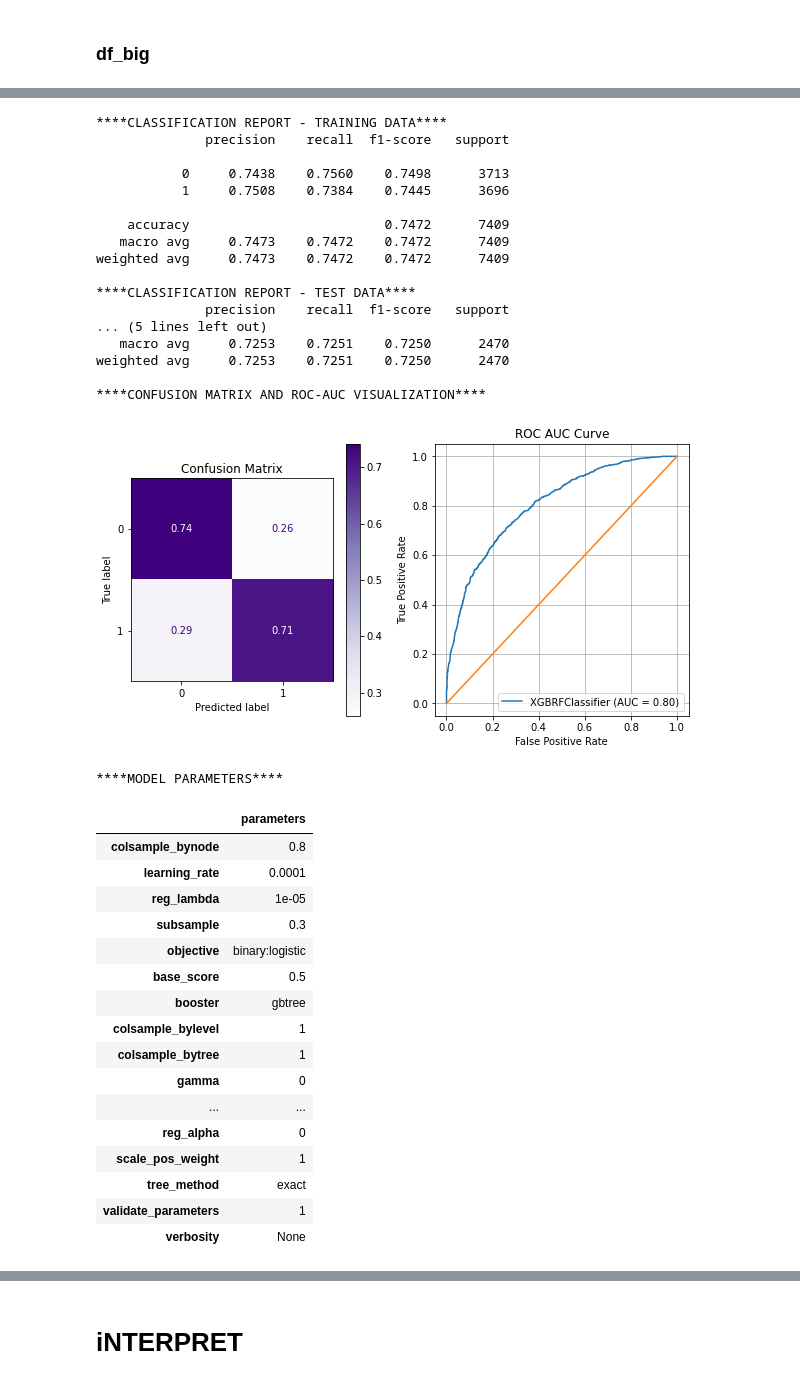
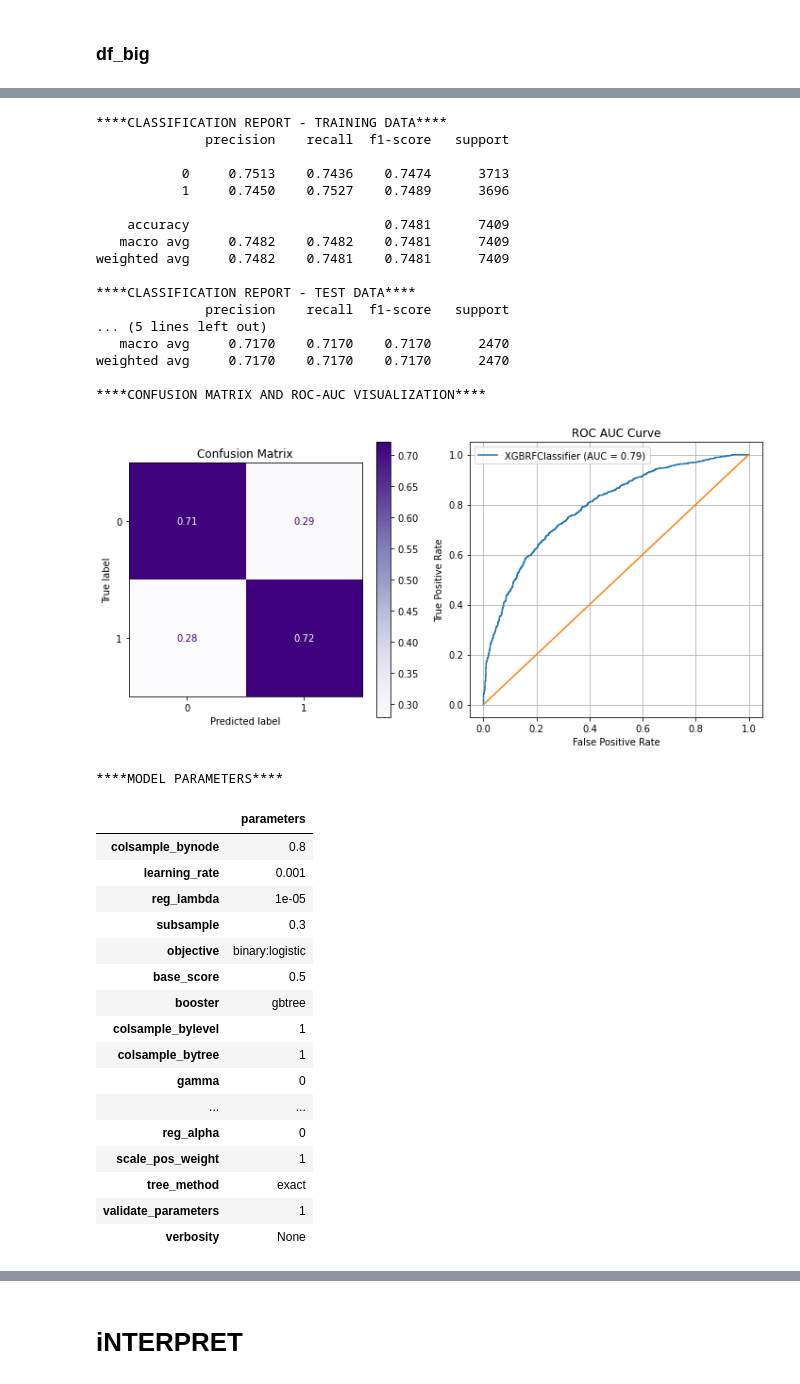
Before and after one commit to ds-leehanjin/league-of-legends-outcome-classification, a Jupyter notebook: notebook_final.ipynb, the cells around one changed output, grey strips where cells are left out. Saved outputs shown, nothing was run; the diff lists cells and outputs as text; code cells hidden in the pictures.

```diff
--- a/notebook_final.ipynb
+++ b/notebook_final.ipynb
@@ -287,0 +286,8 @@ Next, we will examine the general distribution how the total experience and gold
+# %%
+# Plot histogram
+fig, ax = plt.subplots(figsize=(8,6))
+# sns.histplot(x='blueWins', data=diff_df, hue='blueWins', palette='Set1',bins=(2), kde=False)
+sns.countplot(x='blueWins', data=df_select, hue='blueWins', palette='cool_r')
+
+# Save as image
+plt.tight_layout()
@@ -386,6 +398,7 @@ def evaluate_model(model, X_train, y_train, X_test, y_test, digits=4,
     ax.grid()
     ax.set_title('ROC AUC Curve')
 
+    plt.tight_layout()
     plt.show()
 
     if params == True:
@@ -763,10 +776,10 @@ xgb_rf = XGBRFClassifier(random_state=42)
 params = {'learning_rate': [0.03, 0.05, 0.06],
           'max_depth': [4, 5, 6],
           'min_child_weight': [2, 3, 4],
-          'subsample': [0.03, 0.4, 0.5],
+          'subsample': [0.3, 0.4, 0.5],
           'n_estimators': [100]}
 xgb_grid = GridSearchCV(xgb_rf, params, scoring='recall_macro')
-xgb_grid.fit(X_train_big, y_train_big)
+xgb_grid.fit(X_train_select, y_train_select)
 # %% [output]
 GridSearchCV(estimator=XGBRFClassifier(base_score=None, booster=None,
                                        colsample_bylevel=None,
@@ -843,12 +857,12 @@ We see an improvement in our recall score by 0.05% which is tiny, but let's see
 xgb_rf_ref = XGBRFClassifier(random_state=42)
 
 params = {'learning_rate': [0.0001, 0.001],
-          'max_depth': [4, 5, 6],
-          'min_child_weight': [3, 4, 5],
+          'max_depth': [6, 7, 8],
+          'min_child_weight': [2, 3, 4],
           'subsample': [0.3, 0.5, 0.7],
           'n_estimators': [100]}
 xgb_grid_refined = GridSearchCV(xgb_rf, params, scoring='recall_macro')
-xgb_grid_refined.fit(X_train_big, y_train_big)
+xgb_grid_refined.fit(X_train_select, y_train_select)
 # %% [output]
 GridSearchCV(estimator=XGBRFClassifier(base_score=None, booster=None,
                                        colsample_bylevel=None,
@@ -880,30 +894,31 @@ xgb_grid_refined.best_params_
  'subsample': 0.3}
 # %%
 # Evaluate best estimating model.
-evaluate_model(xgb_grid_refined.best_estimator_, X_train_big, y_train_big, X_test_big, y_test_big, params=True)
+evaluate_model(xgb_grid_refined.best_estimator_, X_train_select, \
+               y_train_select, X_test_select, y_test_select, params=True)
 # %% [output]
 ****CLASSIFICATION REPORT - TRAINING DATA****
               precision    recall  f1-score   support
 
-           0     0.7438    0.7560    0.7498      3713
-           1     0.7508    0.7384    0.7445      3696
+           0     0.7513    0.7436    0.7474      3713
+           1     0.7450    0.7527    0.7489      3696
 
-    accuracy                         0.7472      7409
-   macro avg     0.7473    0.7472    0.7472      7409
-weighted avg     0.7473    0.7472    0.7472      7409
+    accuracy                         0.7481      7409
+   macro avg     0.7482    0.7482    0.7481      7409
+weighted avg     0.7482    0.7481    0.7481      7409
 
 ****CLASSIFICATION REPORT - TEST DATA****
               precision    recall  f1-score   support
 ... (5 lines left out)
-   macro avg     0.7253    0.7251    0.7250      2470
-weighted avg     0.7253    0.7251    0.7250      2470
+   macro avg     0.7170    0.7170    0.7170      2470
+weighted avg     0.7170    0.7170    0.7170      2470
 
 ****CONFUSION MATRIX AND ROC-AUC VISUALIZATION****
-[figure, old version]
+[figure, new version]
 ****MODEL PARAMETERS****
 |  | parameters |
 | colsample_bynode | 0.8 |
-| learning_rate | 0.0001 |
+| learning_rate | 0.001 |
 | reg_lambda | 1e-05 |
 | subsample | 0.3 |
 | objective | binary:logistic |
```
Also changed, not shown: parts of 48 cells of this notebook.
